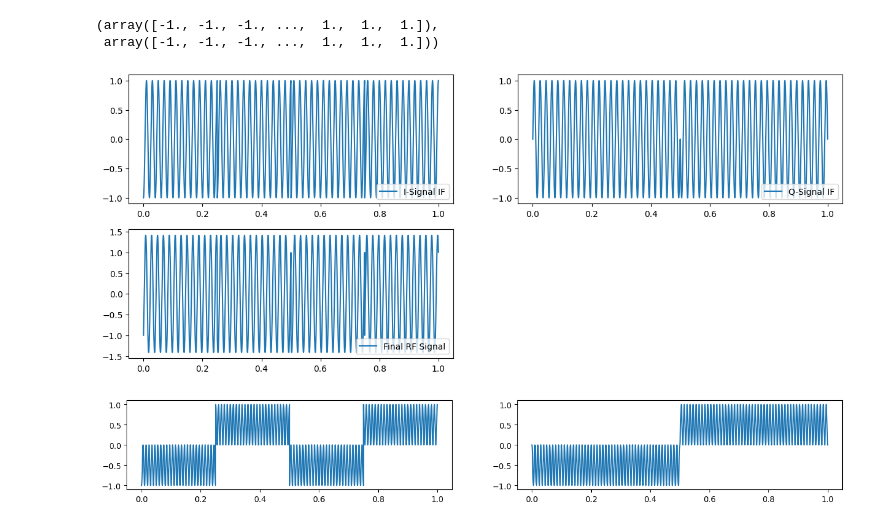
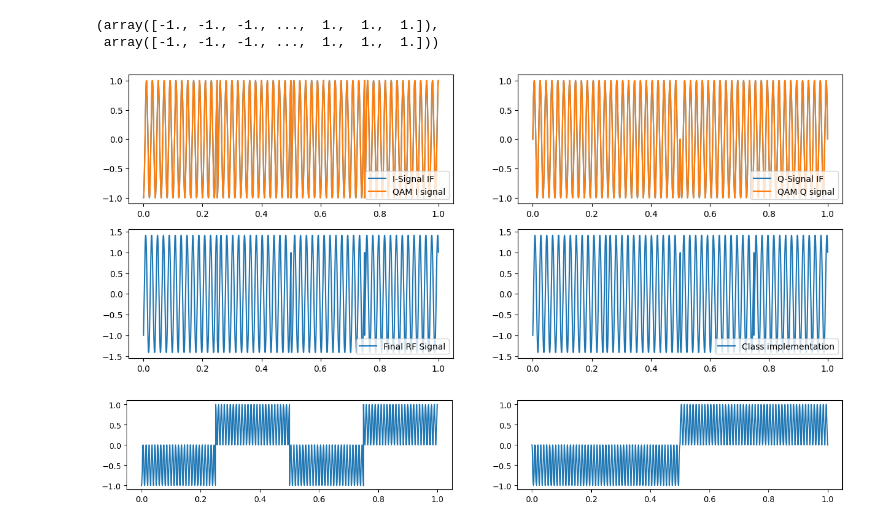
Before and after one commit to MortenSorensenNOR/rf-communication, a Jupyter notebook: qam.ipynb, the cells around one changed output. Saved outputs shown, nothing was run; the diff lists cells and outputs as text; code cells hidden in the pictures.

```diff
--- a/qam.ipynb
+++ b/qam.ipynb
@@ -96,28 +98,37 @@ I_sig, Q_sig
 # %%
 # Mix I,Q signals with carrier and sum
 I_sig_if = I_sig * carrier_cos
 Q_sig_if = Q_sig * carrier_sin
 
 RF_sig = I_sig_if + Q_sig_if
 
+qam_sender = QAM(f_lo, 1 / symbol_period, bits_per_symbol, dt)
+I_sig_qam, Q_sig_qam, qam_signal = qam_sender.send(bits_to_send)
+
 # Plot them
 plt.figure(figsize=(15, 6))
 
 ax = plt.subplot(2, 2, 1)
 ax.plot(t, I_sig_if, label="I-Signal IF")
+ax.plot(t, I_sig_qam, label="QAM I signal")
 ax.legend(loc='lower right')
 
 ax = plt.subplot(2, 2, 2)
 ax.plot(t, Q_sig_if, label="Q-Signal IF")
+ax.plot(t, Q_sig_qam, label="QAM Q signal")
 ax.legend(loc='lower right')
 
 ax = plt.subplot(2, 2, 3)
 ax.plot(t, RF_sig, label="Final RF Signal")
 ax.legend(loc='lower right')
 
+ax = plt.subplot(2, 2, 4)
+ax.plot(t, qam_signal, label="Class implementation")
+ax.legend(loc='lower right')
+
 plt.show()
 # %% [output]
-[figure, old version]
+[figure, new version]
 # %%
 # Demodulate signals
 I_sig_demodulated = I_sig_if *  np.cos(2 * np.pi * f_lo * t)
```
Also changed, not shown: parts of 2 cells of this notebook, 2 other files.
